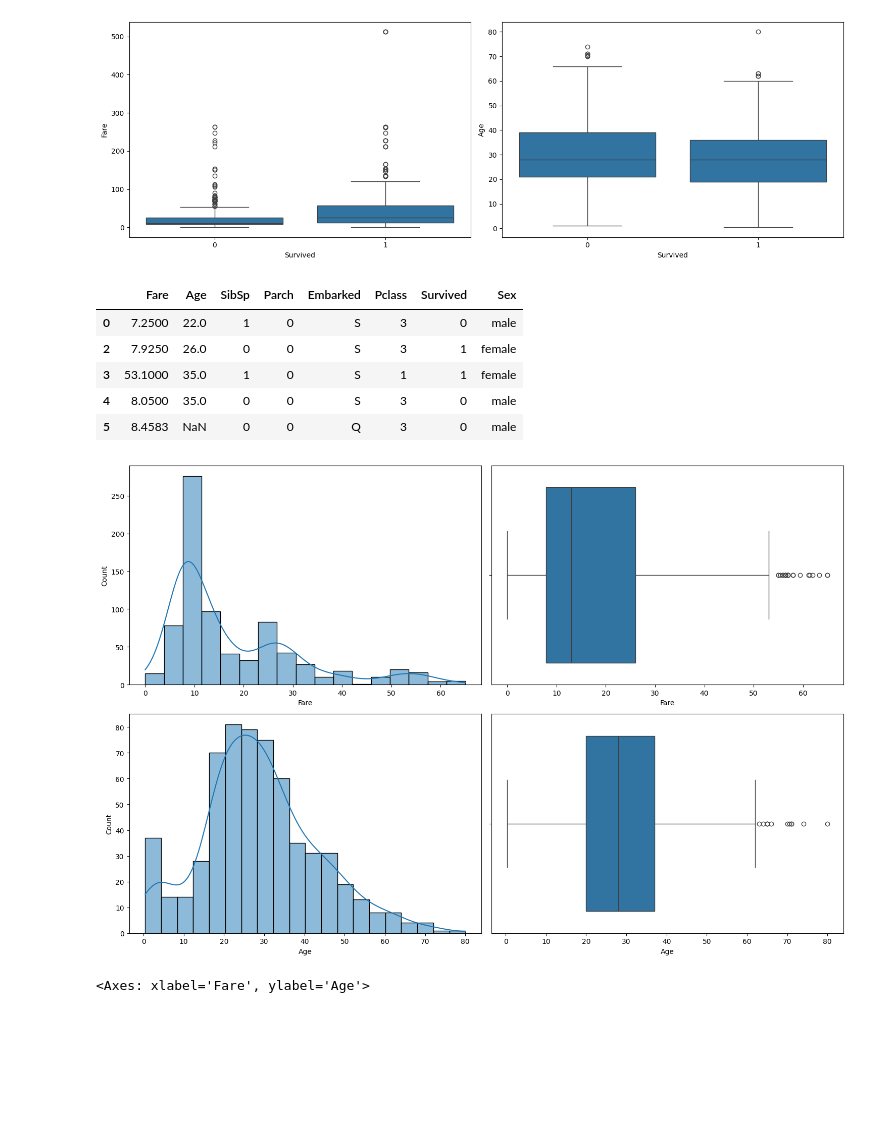
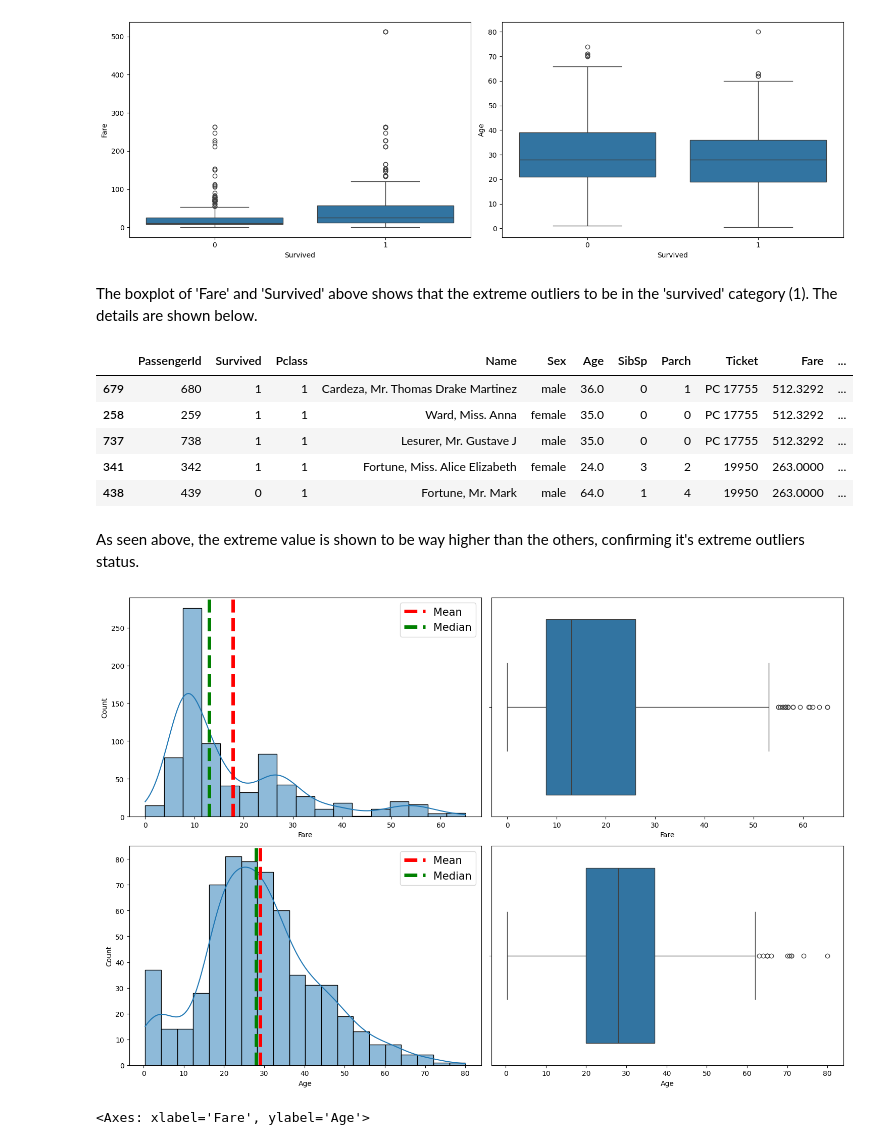
Before and after one commit to NauvalZulfikar/Titanic, a Jupyter notebook: Titanic.ipynb, the cells around one changed output. Saved outputs shown, nothing was run; the diff lists cells and outputs as text; code cells hidden in the pictures; blank space fills up the shorter version.

```diff
--- a/Titanic.ipynb
+++ b/Titanic.ipynb
@@ -112,7 +226,9 @@ df.head()
 # %%
+# unique value numbers in each columns after dropping
 df_str = df.copy()
 for i in df_str.columns:
   df_str[i] = df_str[i].apply(lambda x:str(x))
+df_str.replace('nan',np.nan,inplace=True)
 
 df_unique = df_str.describe(include='object').T.sort_values(by='unique',ascending=False)
 df = df[df_unique.index]
@@ -181,7 +322,10 @@ sns.boxplot(data=df,x=df.columns[6],y=df.columns[1],ax=axes[1])
 plt.tight_layout()
 # %% [output]
 [figure]
+# %% [markdown]
+The boxplot of 'Fare' and 'Survived' above shows that the extreme outliers to be in the 'survived' category (1). The details are shown below.
 # %%
+# inspect the outliers in 'Fare' columns
 Q1 = df['Fare'].quantile(0.25)
 Q3 = df['Fare'].quantile(0.75)
 IQR = Q3 - Q1
@@ -189,22 +333,34 @@ IQR = Q3 - Q1
 lower_bound = Q1 - 1.5 * IQR
 upper_bound = Q3 + 1.5 * IQR
 
+outliers = df[(df['Fare'] < lower_bound) | (df['Fare'] > upper_bound)]
 df = df[(df['Fare'] >= lower_bound) & (df['Fare'] <= upper_bound)]
-df.head()
+outliers.sort_values(by='Fare',ascending=False).head()
 # %% [output]
-|  | Fare | Age | SibSp | Parch | Embarked | Pclass | Survived | Sex |
-| 0 | 7.2500 | 22.0 | 1 | 0 | S | 3 | 0 | male |
-| 2 | 7.9250 | 26.0 | 0 | 0 | S | 3 | 1 | female |
-| 3 | 53.1000 | 35.0 | 1 | 0 | S | 1 | 1 | female |
-| 4 | 8.0500 | 35.0 | 0 | 0 | S | 3 | 0 | male |
-| 5 | 8.4583 | NaN | 0 | 0 | Q | 3 | 0 | male |
+|  | PassengerId | Survived | Pclass | Name | Sex | Age | SibSp | Parch | Ticket | Fare | ... |
+| 679 | 680 | 1 | 1 | Cardeza, Mr. Thomas Drake Martinez | male | 36.0 | 0 | 1 | PC 17755 | 512.3292 | ... |
+| 258 | 259 | 1 | 1 | Ward, Miss. Anna | female | 35.0 | 0 | 0 | PC 17755 | 512.3292 | ... |
+| 737 | 738 | 1 | 1 | Lesurer, Mr. Gustave J | male | 35.0 | 0 | 0 | PC 17755 | 512.3292 | ... |
+| 341 | 342 | 1 | 1 | Fortune, Miss. Alice Elizabeth | female | 24.0 | 3 | 2 | 19950 | 263.0000 | ... |
+| 438 | 439 | 0 | 1 | Fortune, Mr. Mark | male | 64.0 | 1 | 4 | 19950 | 263.0000 | ... |
+# %% [markdown]
+As seen above, the extreme value is shown to be way higher than the others, confirming it's extreme outliers status.
 # %%
+# visualised the data after the outliers dropping
 fig,axes=plt.subplots(2,2,figsize=(15,10))
 sns.histplot(data=df,x=df.columns[0],kde=True,ax=axes[0,0])
+axes[0,0].axvline(df[df.columns[0]].mean(),color='red',linestyle='--',linewidth=5,label='Mean')
+axes[0,0].axvline(df[df.columns[0]].median(),color='green',linestyle='--',linewidth=5,label='Median')
+axes[0,0].legend(fontsize=15)
 sns.boxplot(data=df,x=df.columns[0],ax=axes[0,1])
+
 sns.histplot(data=df,x=df.columns[1],kde=True,ax=axes[1,0])
+axes[1,0].axvline(df[df.columns[1]].mean(),color='red',linestyle='--',linewidth=5,label='Mean')
+axes[1,0].axvline(df[df.columns[1]].median(),color='green',linestyle='--',linewidth=5,label='Median')
+axes[1,0].legend(fontsize=15)
 sns.boxplot(data=df,x=df.columns[1],ax=axes[1,1])
+
 plt.tight_layout()
 # %% [output]
-[figure, old version]
+[figure, new version]
 # %%
```
Also changed, not shown: parts of 86 cells of this notebook.
